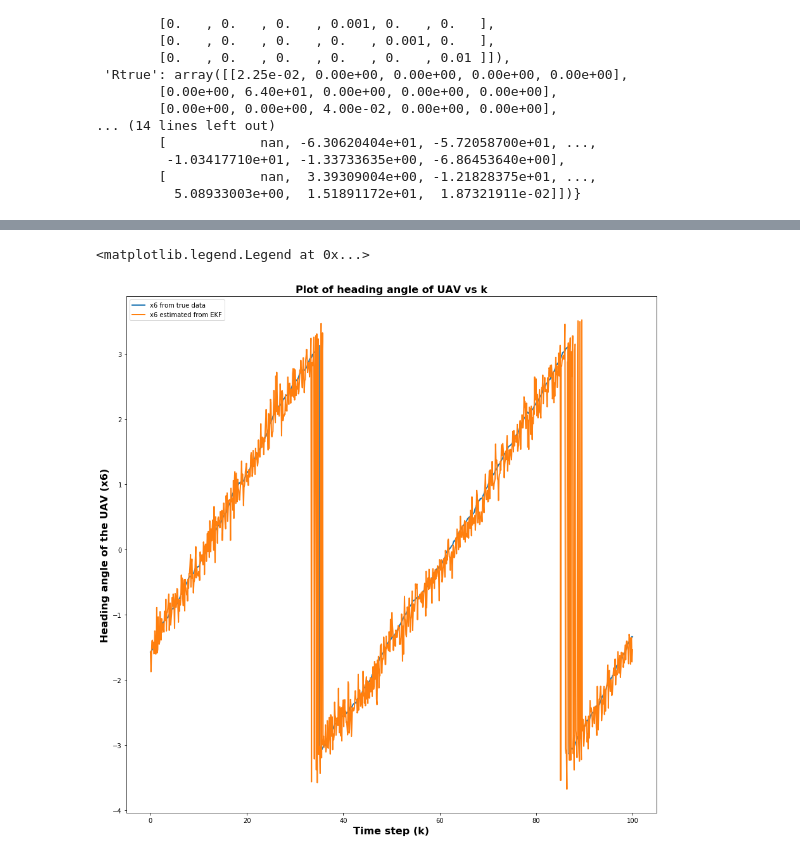
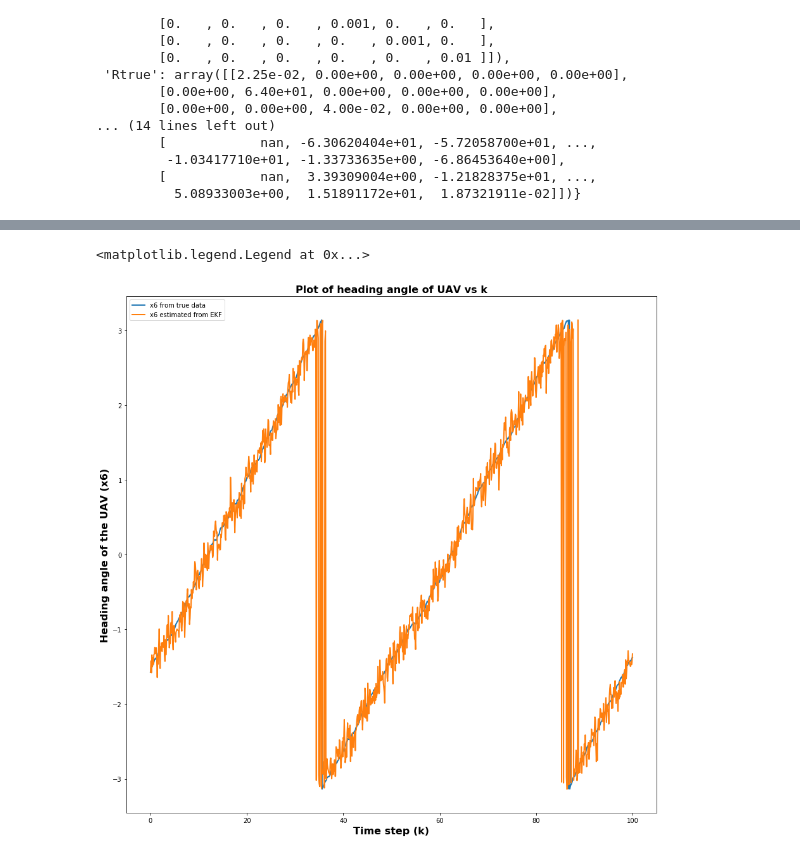
Before and after one commit to himanshugupta1009/robot_localization, a Jupyter notebook: Project_Report_2/EKF.ipynb, the cells around one changed output, grey strips where cells are left out. Cells and saved outputs as stored; diff of their text form; code cells hidden in the pictures.

```diff
--- a/Project_Report_2/EKF.ipynb
+++ b/Project_Report_2/EKF.ipynb
@@ -457,7 +453,7 @@ for state in Xtrue:
     true_x2.append(state[1][0])
 
 for state in estimated_state_list:
-    estimated_x2.append(state[1])
+    estimated_x2.append(state[1][0])
 
 plt.xlabel("Time step (k)",fontsize=16, fontweight='bold')
 plt.ylabel("North position of the UGV (x2)",fontsize=16, fontweight='bold')
@@ -478,7 +500,7 @@ for state in Xtrue:
     true_x3.append(state[2][0])
 
 for state in estimated_state_list:
-    estimated_x3.append(state[2])
+    estimated_x3.append(state[2][0])
 
 plt.xlabel("Time step (k)",fontsize=16, fontweight='bold')
 plt.ylabel("Heading angle of the UGV (x3)",fontsize=16, fontweight='bold')
@@ -499,14 +547,14 @@ for state in Xtrue:
     true_x4.append(state[3][0])
 
 for state in estimated_state_list:
-    estimated_x4.append(state[3])
+    estimated_x4.append(state[3][0])
 
 plt.xlabel("Time step (k)",fontsize=16, fontweight='bold')
 plt.ylabel("East position of the UAV (x4)",fontsize=16, fontweight='bold')
 plt.title("Plot of east position of UAV vs k",fontsize=16, fontweight='bold')
 plt.plot(time_steps,true_x4,linewidth = 2,label = 'x4 from true data')
 plt.plot(time_steps,estimated_x4,linewidth = 2,label = 'x4 estimated from EKF')
-plt.rcParams["figure.figsize"] = (15,15)
+
 plt.legend()
 # %% [output]
 <matplotlib.legend.Legend at 0x...>
@@ -521,7 +595,7 @@ for state in Xtrue:
     true_x5.append(state[4][0])
 
 for state in estimated_state_list:
-    estimated_x5.append(state[4])
+    estimated_x5.append(state[4][0])
 
 plt.xlabel("Time step (k)",fontsize=16, fontweight='bold')
 plt.ylabel("North position of the UAV (x5)",fontsize=16, fontweight='bold')
@@ -535,21 +635,21 @@ plt.legend()
 # %%
 #Plot x[6] or heading angle of UAV
 
 true_x6 = []
 estimated_x6 = []
 
 for state in Xtrue:
     true_x6.append(state[5][0])
 
 for state in estimated_state_list:
-    estimated_x6.append(state[5])
+    estimated_x6.append(state[5][0])
 
 plt.xlabel("Time step (k)",fontsize=16, fontweight='bold')
 plt.ylabel("Heading angle of the UAV (x6)",fontsize=16, fontweight='bold')
 plt.title("Plot of heading angle of UAV vs k",fontsize=16, fontweight='bold')
 plt.plot(time_steps,true_x6,linewidth = 2,label = 'x6 from true data')
 plt.plot(time_steps,estimated_x6,linewidth = 2,label = 'x6 estimated from EKF')
 plt.legend()
 # %% [output]
 <matplotlib.legend.Legend at 0x...>
-[figure, old version]
+[figure, new version]
```
Also changed, not shown: parts of 34 cells of this notebook, 1 other file.
